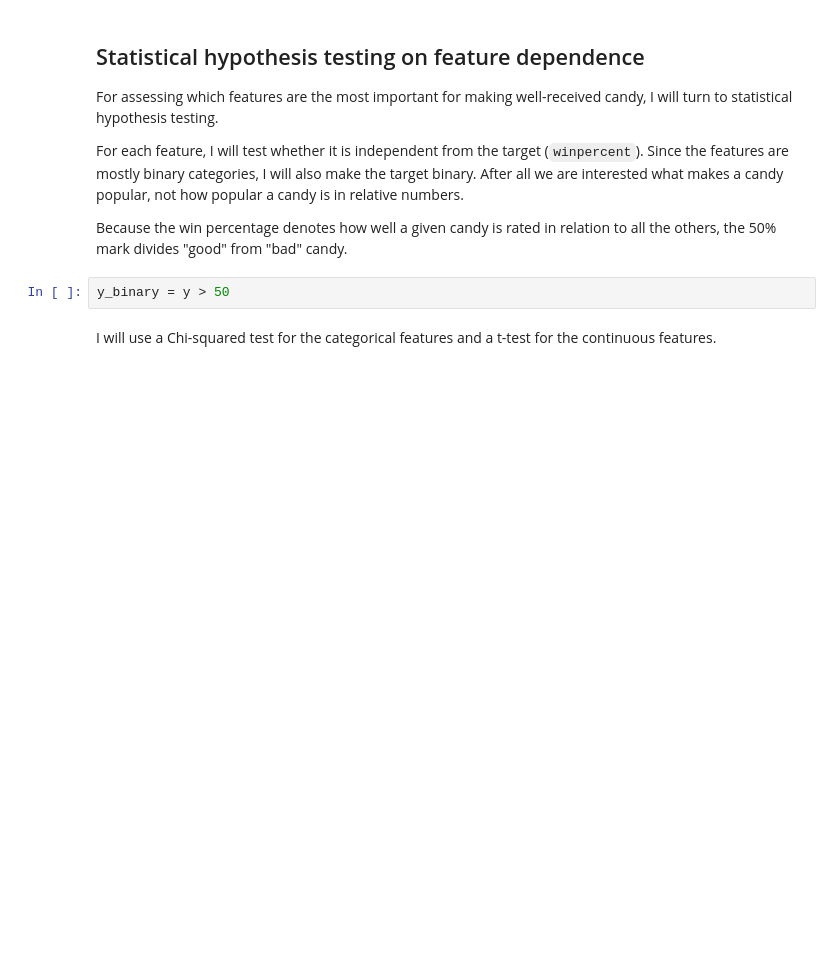
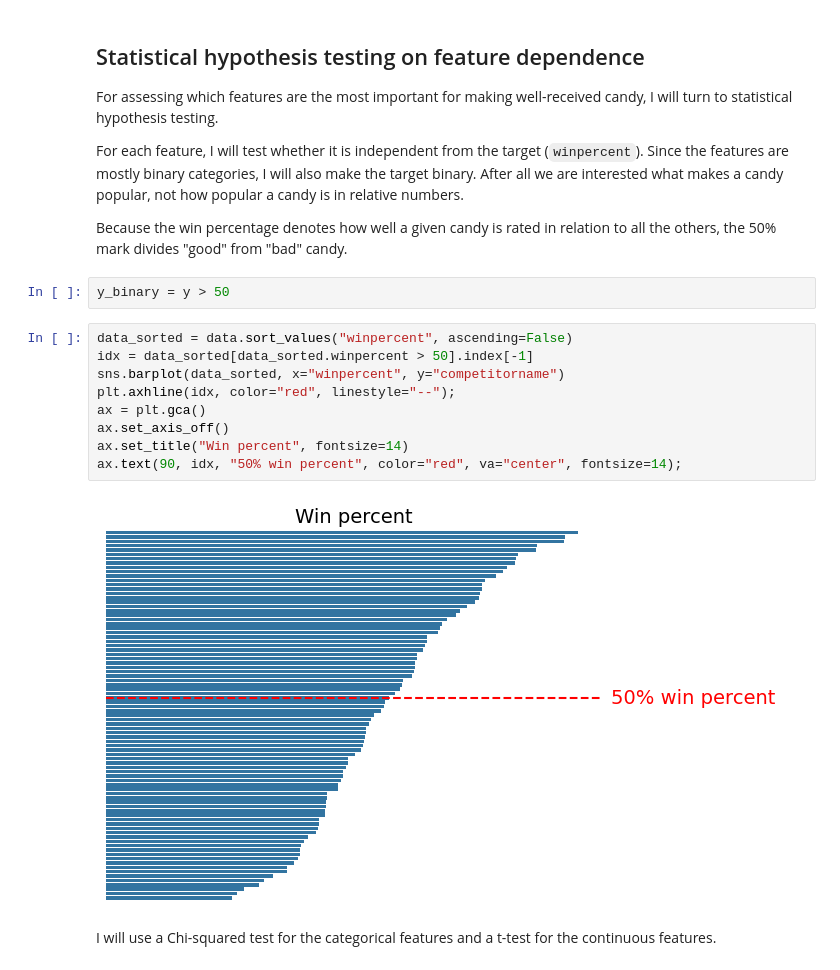
Before and after one commit to szapp/CandyAnalysis, a Jupyter notebook: analysis.ipynb, the cells around one changed output. Saved outputs shown, nothing was run; the diff lists cells and outputs as text; blank space fills up the shorter version.

```diff
--- a/analysis.ipynb
+++ b/analysis.ipynb
@@ -174,6 +172,17 @@ After all we are interested what makes a candy popular, not how popular a candy
 Because the win percentage denotes how well a given candy is rated in relation to all the others, the 50% mark divides "good" from "bad" candy.
 # %%
 y_binary = y > 50
+# %%
+data_sorted = data.sort_values("winpercent", ascending=False)
+idx = data_sorted[data_sorted.winpercent > 50].index[-1]
+sns.barplot(data_sorted, x="winpercent", y="competitorname")
+plt.axhline(idx, color="red", linestyle="--");
+ax = plt.gca()
+ax.set_axis_off()
+ax.set_title("Win percent", fontsize=14)
+ax.text(90, idx, "50% win percent", color="red", va="center", fontsize=14);
+# %% [output]
+[figure, added]
 # %% [markdown]
 I will use a Chi-squared test for the categorical features and a t-test for the continuous features.
 # %%
```
Also changed, not shown: parts of 7 cells of this notebook.
